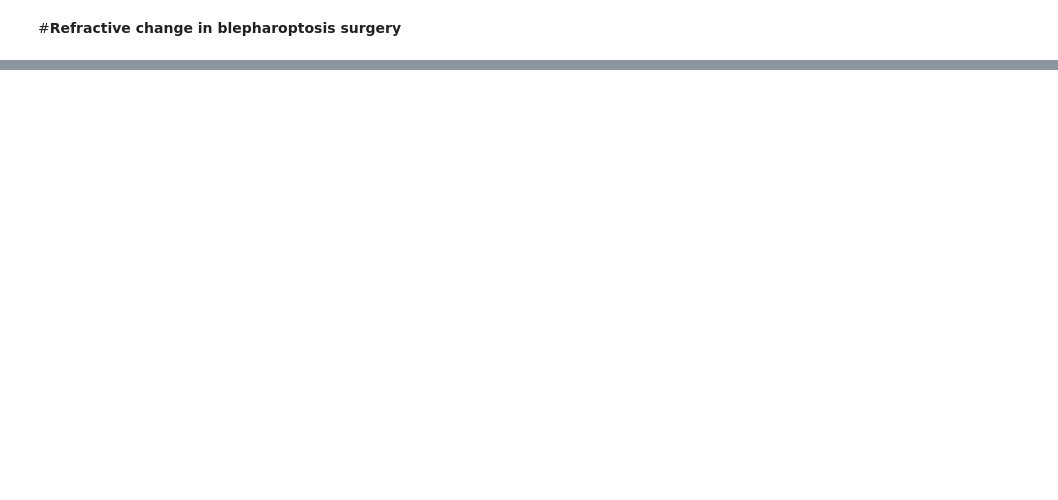
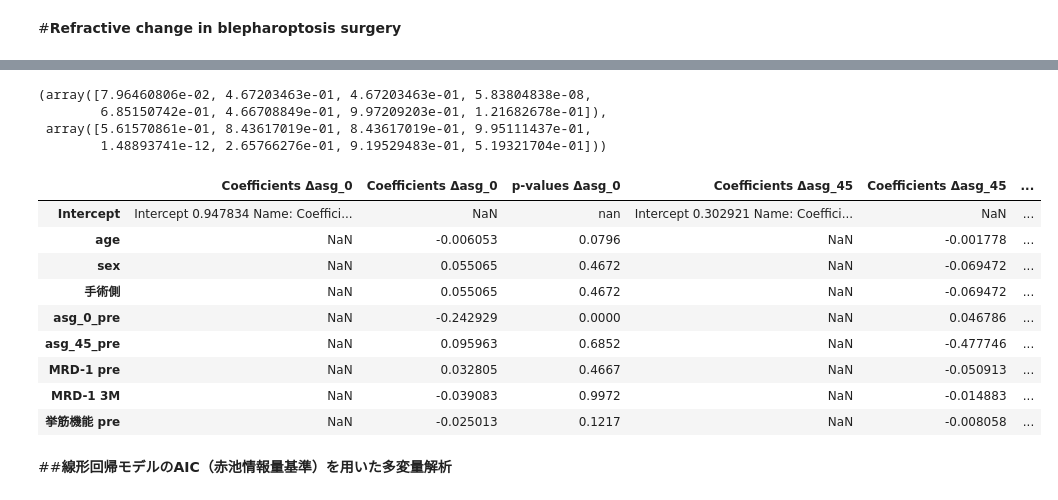
Before and after one commit to ykitaguchi77/statistics_for_articles, a Jupyter notebook: Refractive_change_blepharoptosis_surgery.ipynb, the cells around one changed output, grey strips where cells are left out. Cells and saved outputs as stored; diff of their text form; code cells hidden in the pictures; blank space fills up the shorter version.

```diff
--- a/Refractive_change_blepharoptosis_surgery.ipynb
+++ b/Refractive_change_blepharoptosis_surgery.ipynb
@@ -114,0 +186,4 @@ final_df.to_excel('output.xlsx', index=False)
+# %%
+import pandas as pd
+pd.set_option('display.max_columns', 300)
+pd.set_option('display.max_rows', 300)
@@ -114,0 +231,57 @@ final_df.to_excel('output.xlsx', index=False)
+# %%
+from sklearn.feature_selection import f_regression
+
+# Calculate p-values for both models
+p_values_delta_asg_0 = f_regression(features, target_delta_asg_0)[1]
+p_values_delta_asg_45 = f_regression(features, target_delta_asg_45)[1]
+
+p_values_delta_asg_0, p_values_delta_asg_45
+# %% [output]
+(array([7.96460806e-02, 4.67203463e-01, 4.67203463e-01, 5.83804838e-08,
+        6.85150742e-01, 4.66708849e-01, 9.97209203e-01, 1.21682678e-01]),
+ array([5.61570861e-01, 8.43617019e-01, 8.43617019e-01, 9.95111437e-01,
+        1.48893741e-12, 2.65766276e-01, 9.19529483e-01, 5.19321704e-01]))
+# %%
+import pandas as pd
+
+# Creating a DataFrame to display coefficients and p-values for Δasg_0 and Δasg_45
+
+# Coefficients and intercepts
+coeffs_delta_asg_0 = pd.Series(coefficients_delta_asg_0, index=features.columns, name='Coefficients Δasg_0')
+coeffs_delta_asg_45 = pd.Series(coefficients_delta_asg_45, index=features.columns, name='Coefficients Δasg_45')
+intercept_delta_asg_0 = pd.Series([intercept_delta_asg_0], index=['Intercept'], name='Coefficients Δasg_0')
+intercept_delta_asg_45 = pd.Series([intercept_delta_asg_45], index=['Intercept'], name='Coefficients Δasg_45')
+
+# p-values
+p_values_delta_asg_0 = pd.Series(p_values_delta_asg_0, index=features.columns, name='p-values Δasg_0')
+p_values_delta_asg_45 = pd.Series(p_values_delta_asg_45, index=features.columns, name='p-values Δasg_45')
+
+# Combine all data into one DataFrame for each target
+results_delta_asg_0 = pd.concat([intercept_delta_asg_0, coeffs_delta_asg_0, p_values_delta_asg_0], axis=1)
+results_delta_asg_45 = pd.concat([intercept_delta_asg_45, coeffs_delta_asg_45, p_values_delta_asg_45], axis=1)
+
+# Combine results into one DataFrame for easy display
+results = pd.concat([results_delta_asg_0, results_delta_asg_45], axis=1)
+results
+# %%
+# Formatting the DataFrame to display p-values with decimal points
+results_formatted = results.copy()
+
+# Formatting p-values for better readability
+results_formatted['p-values Δasg_0'] = results['p-values Δasg_0'].map('{:.4f}'.format)
+results_formatted['p-values Δasg_45'] = results['p-values Δasg_45'].map('{:.4f}'.format)
+
+results_formatted
+# %% [output]
+|  | Coefficients Δasg_0 | Coefficients Δasg_0 | p-values Δasg_0 | Coefficients Δasg_45 | Coefficients Δasg_45 | ... |
+| Intercept | Intercept 0.947834 Name: Coeffici... | NaN | nan | Intercept 0.302921 Name: Coeffici... | NaN | ... |
+| age | NaN | -0.006053 | 0.0796 | NaN | -0.001778 | ... |
+| sex | NaN | 0.055065 | 0.4672 | NaN | -0.069472 | ... |
+| 手術側 | NaN | 0.055065 | 0.4672 | NaN | -0.069472 | ... |
+| asg_0_pre | NaN | -0.242929 | 0.0000 | NaN | 0.046786 | ... |
+| asg_45_pre | NaN | 0.095963 | 0.6852 | NaN | -0.477746 | ... |
+| MRD-1 pre | NaN | 0.032805 | 0.4667 | NaN | -0.050913 | ... |
+| MRD-1 3M | NaN | -0.039083 | 0.9972 | NaN | -0.014883 | ... |
+| 挙筋機能 pre | NaN | -0.025013 | 0.1217 | NaN | -0.008058 | ... |
+# %% [markdown]
+##**線形回帰モデルのAIC（赤池情報量基準）を用いた多変量解析**
```
Also changed, not shown: parts of 19 cells of this notebook.
